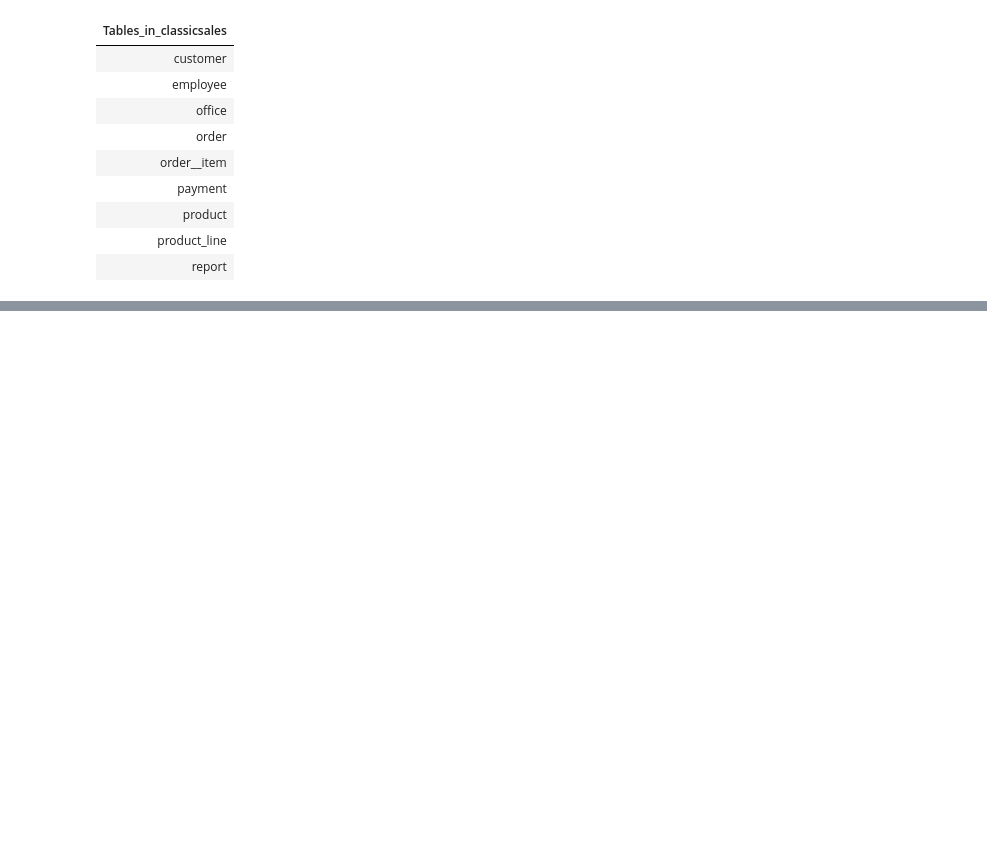
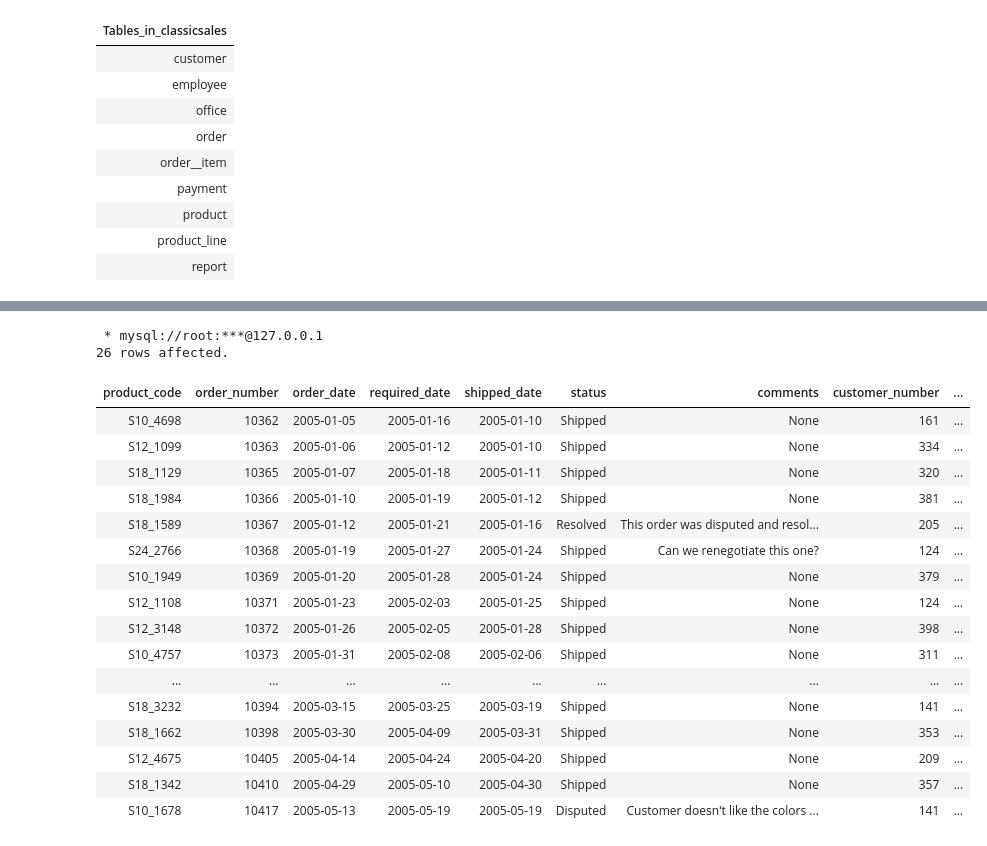
Before and after one commit to JasmineMadi/datajoint-tutorials, a Jupyter notebook: db-course/Assignment7.ipynb, the cells around one changed output, grey strips where cells are left out. Cells and saved outputs as stored; diff of their text form; code cells hidden in the pictures; blank space fills up the shorter version.

```diff
--- a/db-course/Assignment7.ipynb
+++ b/db-course/Assignment7.ipynb
@@ -428,0 +427,25 @@ limit 5
+# %%
+%%sql
+select *,sum(price) as total_sales,day(order_date) as day ,month(order_date) as month from `order` natural join order__item natural join product
+where da
+group by day
+# %% [output]
+ * mysql://root:***@127.0.0.1
+26 rows affected.
+| product_code | order_number | order_date | required_date | shipped_date | status | comments | customer_number | ... |
+| S10_4698 | 10362 | 2005-01-05 | 2005-01-16 | 2005-01-10 | Shipped | None | 161 | ... |
+| S12_1099 | 10363 | 2005-01-06 | 2005-01-12 | 2005-01-10 | Shipped | None | 334 | ... |
+| S18_1129 | 10365 | 2005-01-07 | 2005-01-18 | 2005-01-11 | Shipped | None | 320 | ... |
+| S18_1984 | 10366 | 2005-01-10 | 2005-01-19 | 2005-01-12 | Shipped | None | 381 | ... |
+| S18_1589 | 10367 | 2005-01-12 | 2005-01-21 | 2005-01-16 | Resolved | This order was disputed and resol... | 205 | ... |
+| S24_2766 | 10368 | 2005-01-19 | 2005-01-27 | 2005-01-24 | Shipped | Can we renegotiate this one? | 124 | ... |
+| S10_1949 | 10369 | 2005-01-20 | 2005-01-28 | 2005-01-24 | Shipped | None | 379 | ... |
+| S12_1108 | 10371 | 2005-01-23 | 2005-02-03 | 2005-01-25 | Shipped | None | 124 | ... |
+| S12_3148 | 10372 | 2005-01-26 | 2005-02-05 | 2005-01-28 | Shipped | None | 398 | ... |
+| S10_4757 | 10373 | 2005-01-31 | 2005-02-08 | 2005-02-06 | Shipped | None | 311 | ... |
+| ... | ... | ... | ... | ... | ... | ... | ... | ... |
+| S18_3232 | 10394 | 2005-03-15 | 2005-03-25 | 2005-03-19 | Shipped | None | 141 | ... |
+| S18_1662 | 10398 | 2005-03-30 | 2005-04-09 | 2005-03-31 | Shipped | None | 353 | ... |
+| S12_4675 | 10405 | 2005-04-14 | 2005-04-24 | 2005-04-20 | Shipped | None | 209 | ... |
+| S18_1342 | 10410 | 2005-04-29 | 2005-05-10 | 2005-04-30 | Shipped | None | 357 | ... |
+| S10_1678 | 10417 | 2005-05-13 | 2005-05-19 | 2005-05-19 | Disputed | Customer doesn't like the colors ... | 141 | ... |
```
Also changed, not shown: parts of 1 cell of this notebook.
